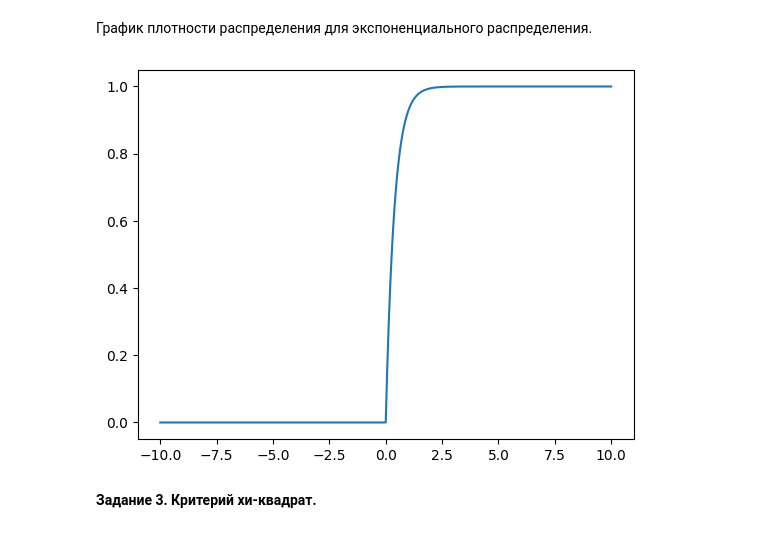
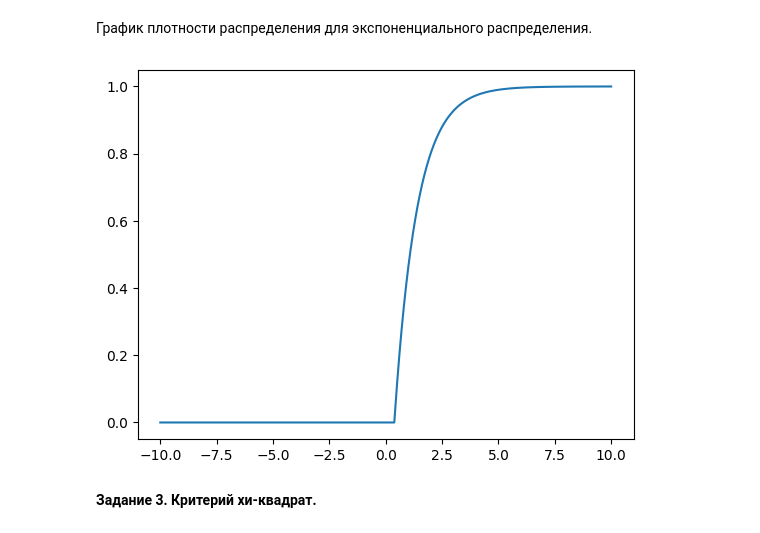
Before and after one commit to feelitbreak/tpmsLab, a Jupyter notebook: tpmsLab.ipynb, the cells around one changed output. Drawn from its saved outputs; the diff is of its cells as text; code cells hidden in the pictures.

```diff
--- a/tpmsLab.ipynb
+++ b/tpmsLab.ipynb
@@ -82,10 +82,10 @@ plt.show()
 # %% [markdown]
 График плотности распределения для экспоненциального распределения.
 # %%
-plt.plot(x_axis, expon.cdf(x_axis, scale = expon_mu))
+plt.plot(x_axis, expon.cdf(x_axis, expon_mu))
 plt.show()
 # %% [output]
-[figure, old version]
+[figure, new version]
 # %% [markdown]
 **Задание 3. Критерий хи-квадрат.**
 # %% [markdown]
```
Also changed, not shown: parts of 10 cells of this notebook.
